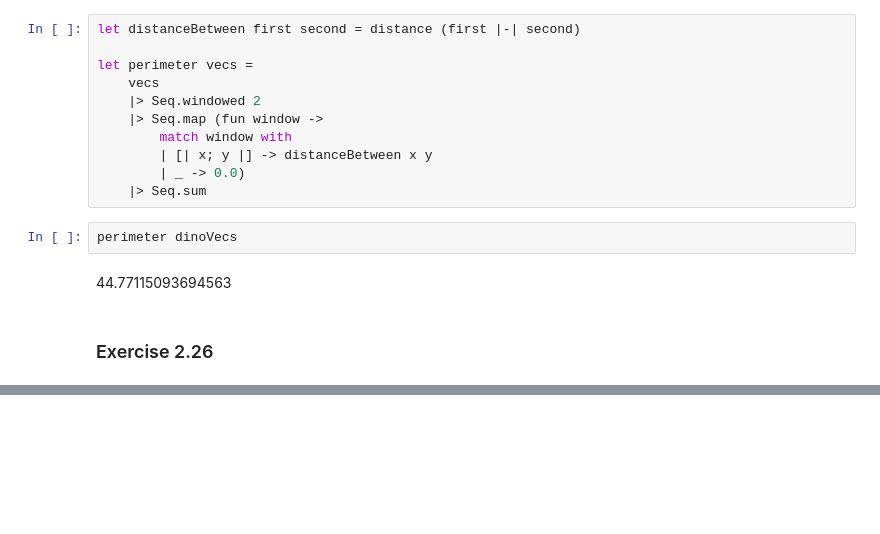
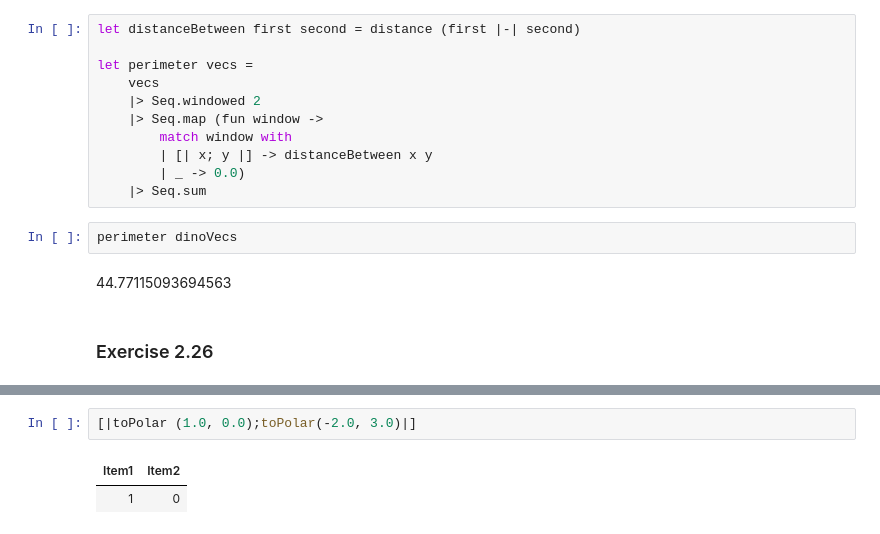
Before and after one commit to GHvW/math-for-programmers-fsharp, a Jupyter notebook: Chapter2.ipynb, the cells around one changed output, grey strips where cells are left out. Saved outputs shown, nothing was run; the diff lists cells and outputs as text; blank space fills up the shorter version.

```diff
--- a/Chapter2.ipynb
+++ b/Chapter2.ipynb
@@ -388,0 +404,5 @@ let u = (-1.0, 1.0)
+# %%
+[|toPolar (1.0, 0.0);toPolar(-2.0, 3.0)|]
+# %% [output]
+| Item1 | Item2 |
+| 1 | 0 |
```
Also changed, not shown: parts of 3 cells of this notebook, 1 other file.
